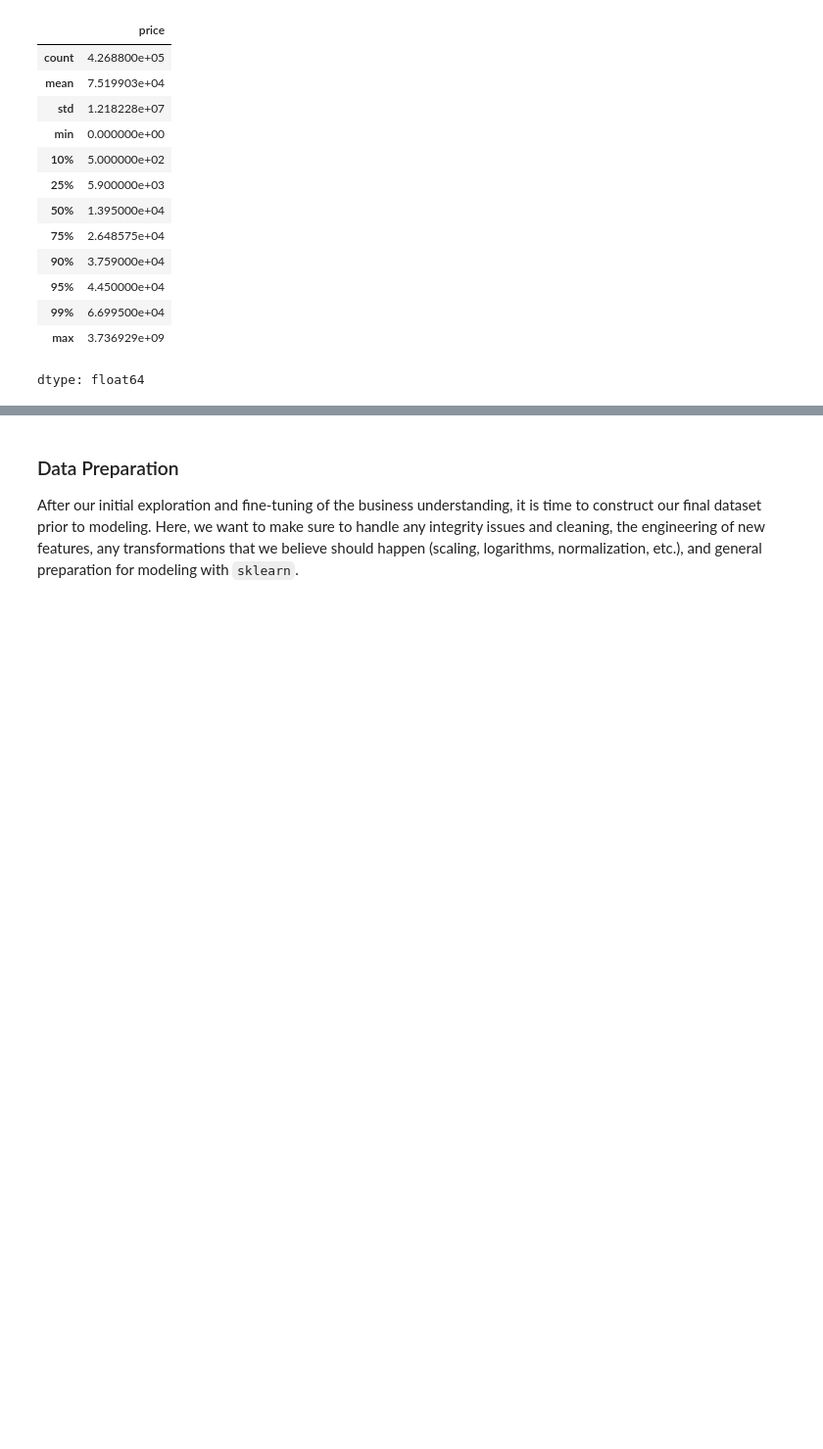
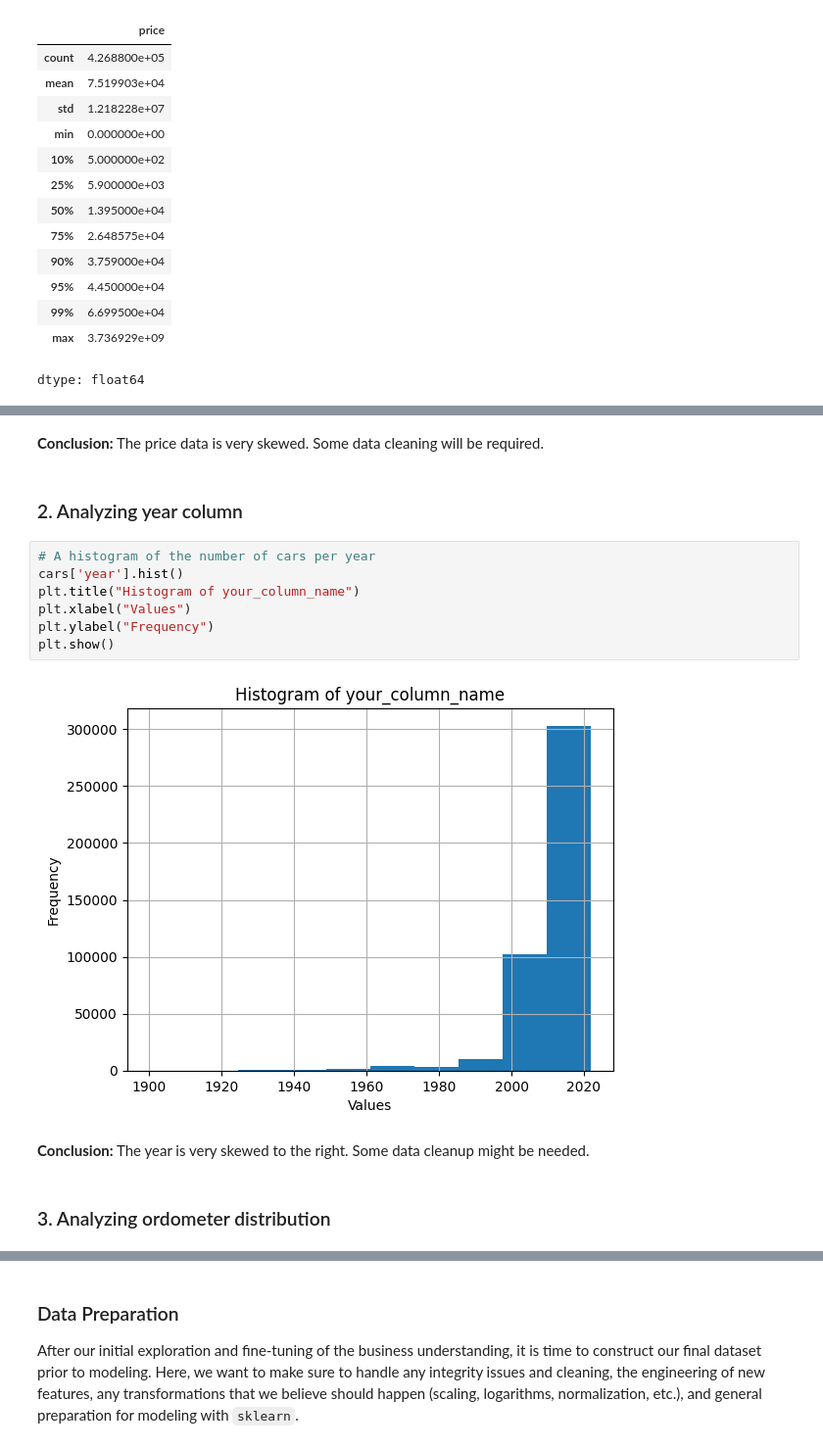
Before and after one commit to vegalopm/ml-assignment-mod11, a Jupyter notebook: prompt_II.ipynb, the cells around one changed output, grey strips where cells are left out. Shown at 98% size. Cells and saved outputs as stored; diff of their text form; blank space fills up the shorter version.

```diff
--- a/prompt_II.ipynb
+++ b/prompt_II.ipynb
@@ -129,0 +135,17 @@ plt.show()
+# %% [markdown]
+**Conclusion:** The price data is very skewed. Some data cleaning will be required.
+# %% [markdown]
+### 2. Analyzing year column
+# %%
+# A histogram of the number of cars per year
+cars['year'].hist()
+plt.title("Histogram of your_column_name")
+plt.xlabel("Values")
+plt.ylabel("Frequency")
+plt.show()
+# %% [output]
+[figure, added]
+# %% [markdown]
+**Conclusion:** The year is very skewed to the right. Some data cleanup might be needed.
+# %% [markdown]
+### 3. Analyzing ordometer distribution
```
Also changed, not shown: parts of 14 cells of this notebook.
